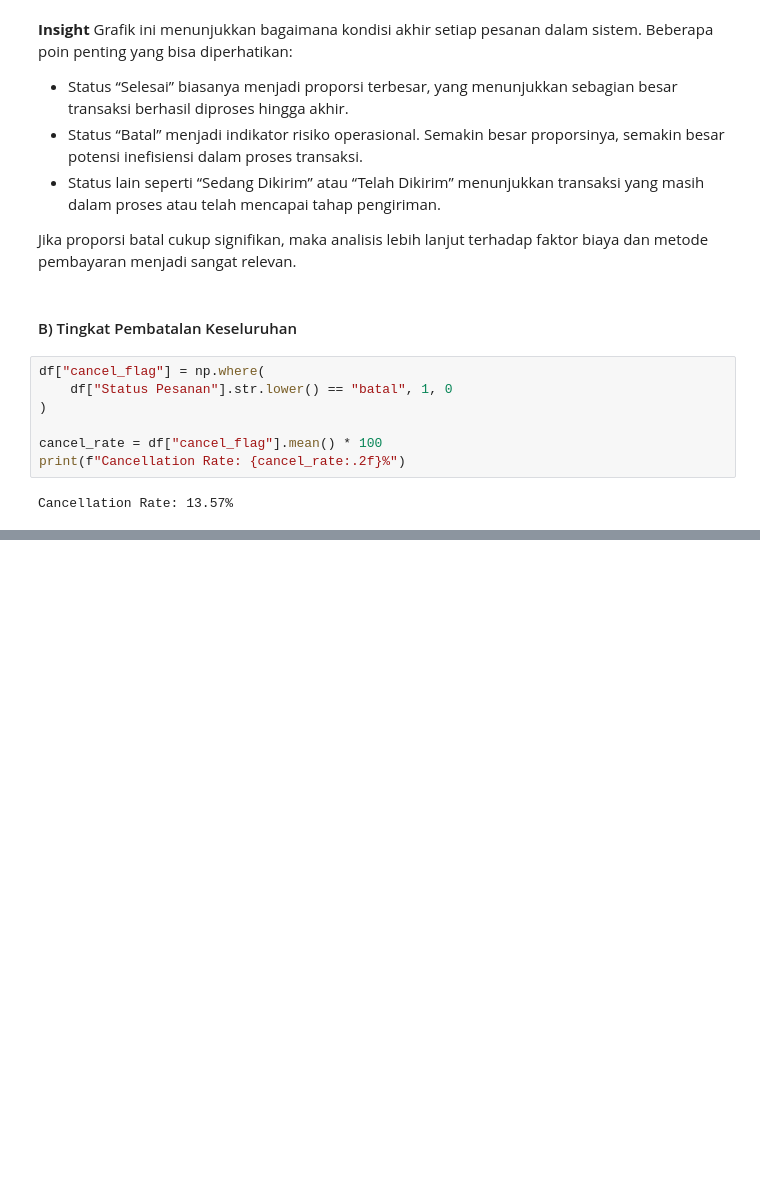
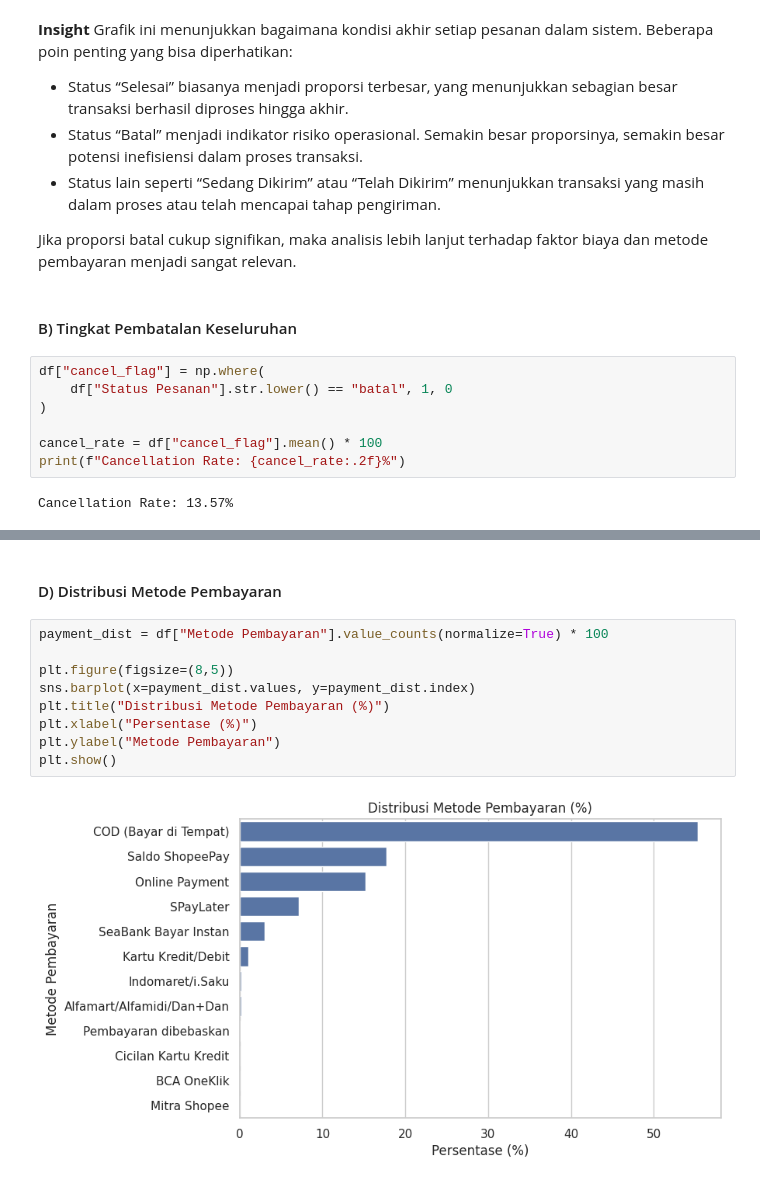
Before and after one commit to AlvitoDwiP/operasional_ecommers_indo, a Jupyter notebook: notebooks/01_analysis.ipynb, the cells around one changed output, grey strips where cells are left out. Drawn from its saved outputs; the diff is of its cells as text; blank space fills up the shorter version.

```diff
--- a/notebooks/01_analysis.ipynb
+++ b/notebooks/01_analysis.ipynb
@@ -194,0 +212,13 @@ plt.show()
+# %% [markdown]
+#### D) Distribusi Metode Pembayaran
+# %%
+payment_dist = df["Metode Pembayaran"].value_counts(normalize=True) * 100
+
+plt.figure(figsize=(8,5))
+sns.barplot(x=payment_dist.values, y=payment_dist.index)
+plt.title("Distribusi Metode Pembayaran (%)")
+plt.xlabel("Persentase (%)")
+plt.ylabel("Metode Pembayaran")
+plt.show()
+# %% [output]
+[figure, added]
```
Also changed, not shown: parts of 27 cells of this notebook.
